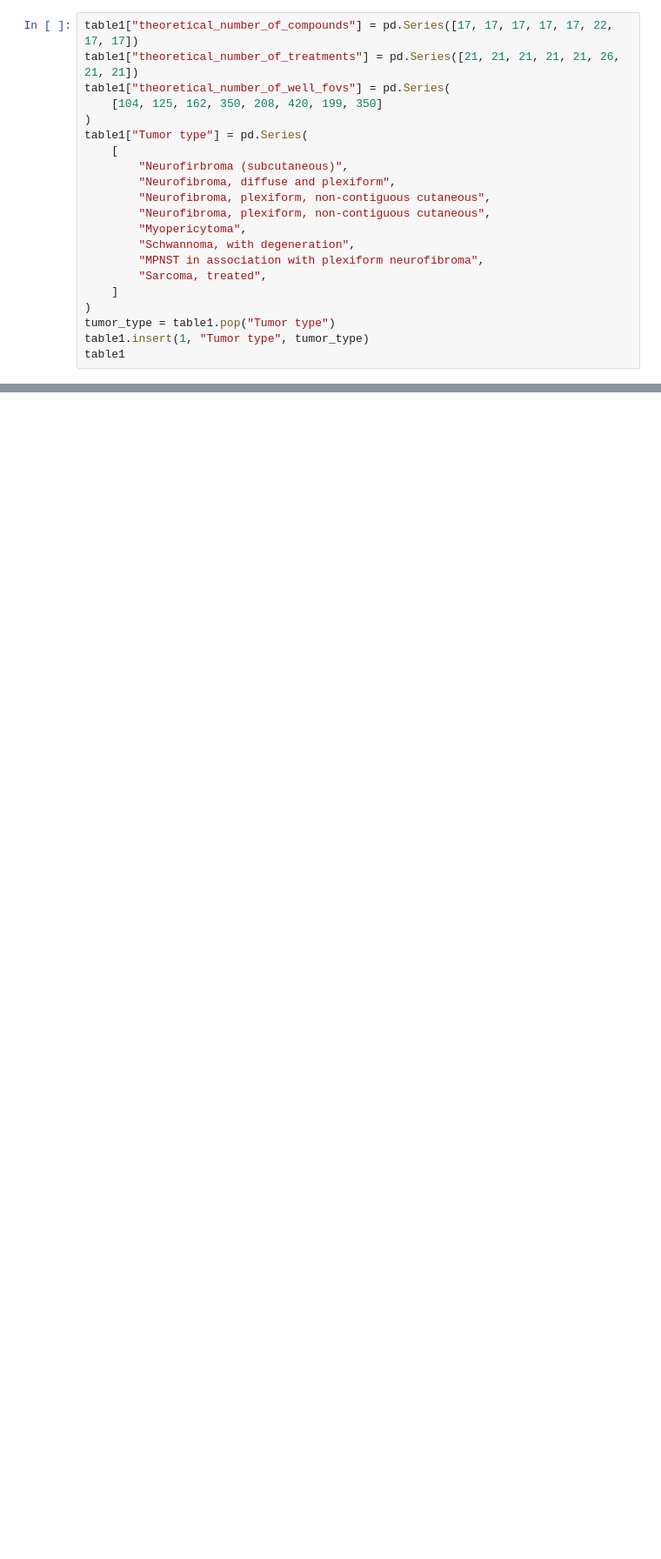
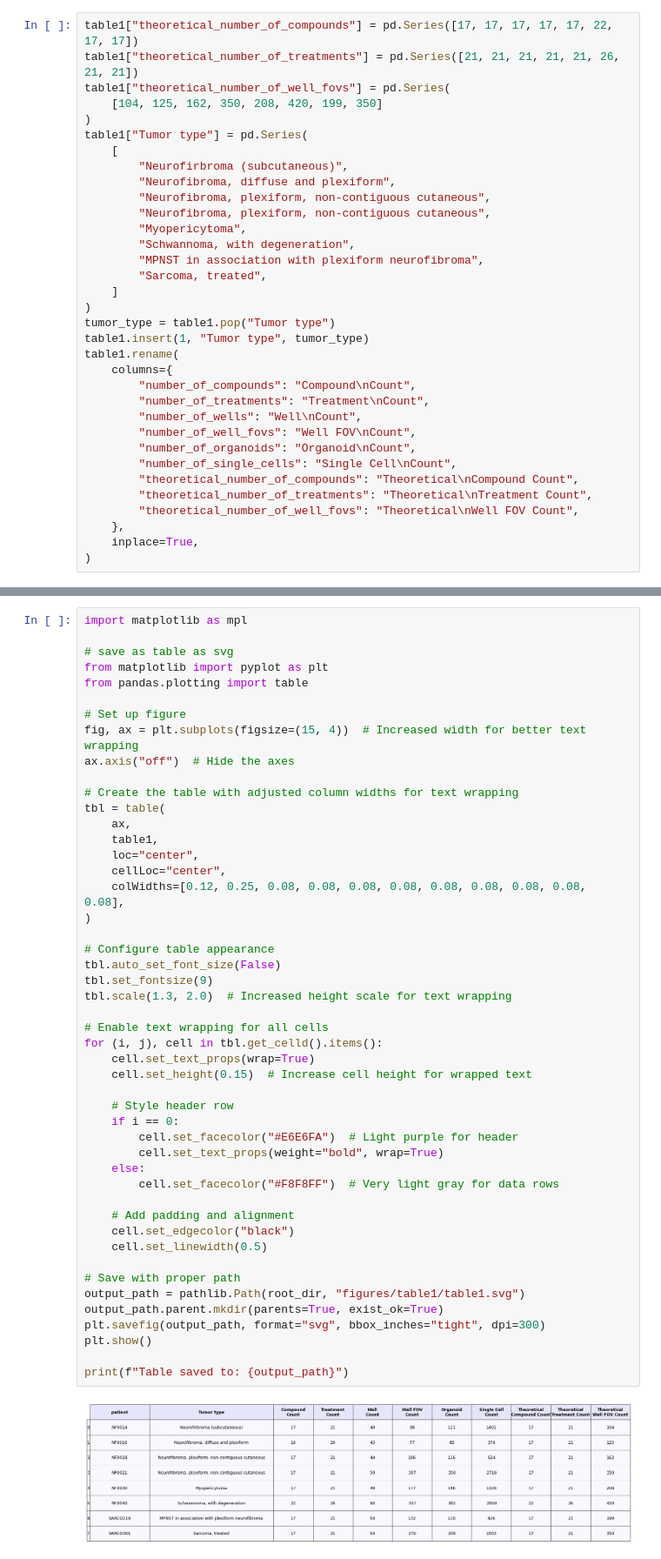
Before and after one commit to MikeLippincott/GFF_3D_organoid_profiling_pipeline, a Jupyter notebook: figures/table1/table1.ipynb, the cells around one changed output, grey strips where cells are left out. Shown at 87% size. Cells and saved outputs as stored; diff of their text form; blank space fills up the shorter version.

Commit message:
save the table

```diff
--- a/figures/table1/table1.ipynb
+++ b/figures/table1/table1.ipynb
@@ -185,4 +175,17 @@ table1["Tumor type"] = pd.Series(
 )
 tumor_type = table1.pop("Tumor type")
 table1.insert(1, "Tumor type", tumor_type)
-table1
+table1.rename(
+    columns={
+        "number_of_compounds": "Compound\nCount",
+        "number_of_treatments": "Treatment\nCount",
+        "number_of_wells": "Well\nCount",
+        "number_of_well_fovs": "Well FOV\nCount",
+        "number_of_organoids": "Organoid\nCount",
+        "number_of_single_cells": "Single Cell\nCount",
+        "theoretical_number_of_compounds": "Theoretical\nCompound Count",
+        "theoretical_number_of_treatments": "Theoretical\nTreatment Count",
+        "theoretical_number_of_well_fovs": "Theoretical\nWell FOV Count",
+    },
+    inplace=True,
+)
@@ -221,0 +214,50 @@ Rendered Table:
+# %%
+import matplotlib as mpl
+
+# save as table as svg
+from matplotlib import pyplot as plt
+from pandas.plotting import table
+
+# Set up figure
+fig, ax = plt.subplots(figsize=(15, 4))  # Increased width for better text wrapping
+ax.axis("off")  # Hide the axes
+
+# Create the table with adjusted column widths for text wrapping
+tbl = table(
+    ax,
+    table1,
+    loc="center",
+    cellLoc="center",
+    colWidths=[0.12, 0.25, 0.08, 0.08, 0.08, 0.08, 0.08, 0.08, 0.08, 0.08, 0.08],
+)
+
+# Configure table appearance
+tbl.auto_set_font_size(False)
+tbl.set_fontsize(9)
+tbl.scale(1.3, 2.0)  # Increased height scale for text wrapping
+
+# Enable text wrapping for all cells
+for (i, j), cell in tbl.get_celld().items():
+    cell.set_text_props(wrap=True)
+    cell.set_height(0.15)  # Increase cell height for wrapped text
+
+    # Style header row
+    if i == 0:
+        cell.set_facecolor("#E6E6FA")  # Light purple for header
+        cell.set_text_props(weight="bold", wrap=True)
+    else:
+        cell.set_facecolor("#F8F8FF")  # Very light gray for data rows
+
+    # Add padding and alignment
+    cell.set_edgecolor("black")
+    cell.set_linewidth(0.5)
+
+# Save with proper path
+output_path = pathlib.Path(root_dir, "figures/table1/table1.svg")
+output_path.parent.mkdir(parents=True, exist_ok=True)
+plt.savefig(output_path, format="svg", bbox_inches="tight", dpi=300)
+plt.show()
+
+print(f"Table saved to: {output_path}")
+# %% [output]
+[figure, added]
```
Also changed, not shown: parts of 5 cells of this notebook, 1 other file.
